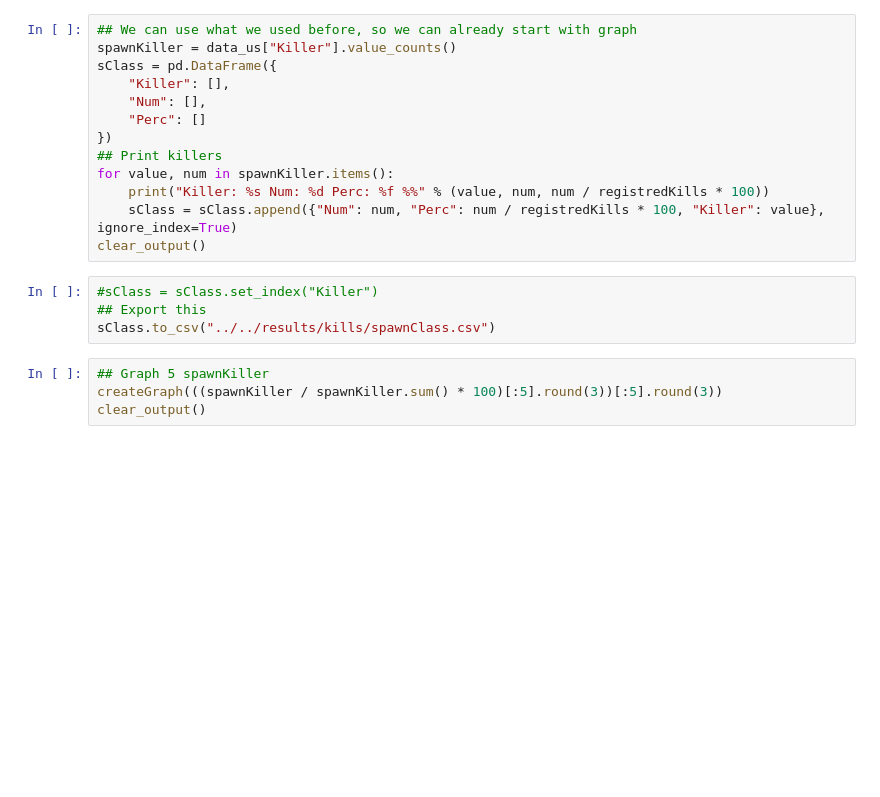
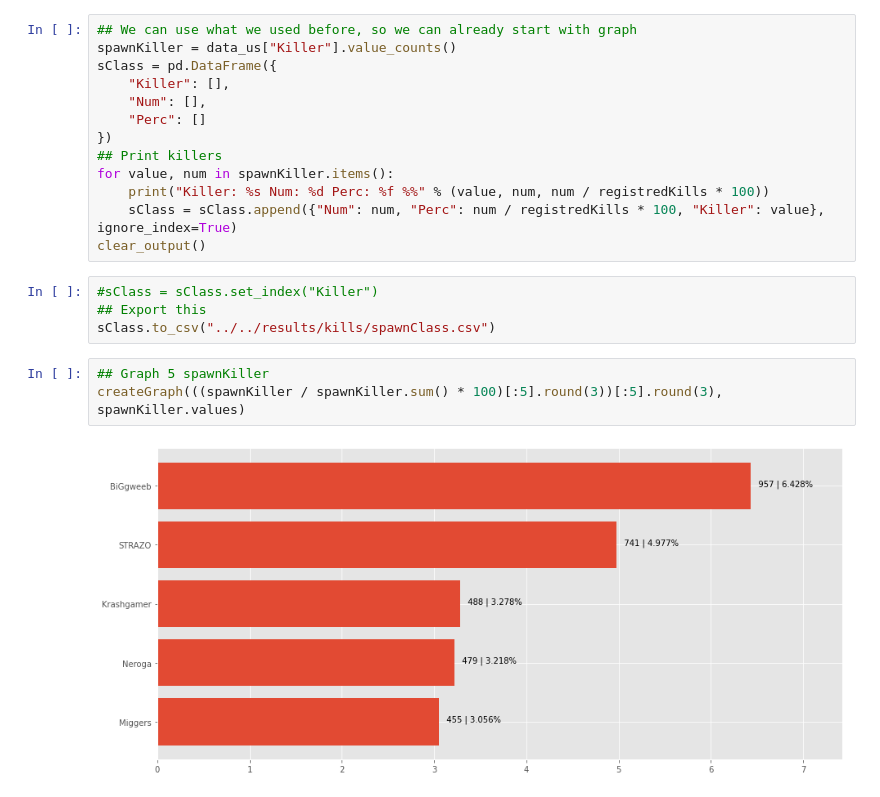
Before and after one commit to TechAle/salc1-data-mining, a Jupyter notebook: notebooks/kill_and_death/KillDeathResults.ipynb, the cells around one changed output. Saved outputs shown, nothing was run; the diff lists cells and outputs as text; blank space fills up the shorter version.

```diff
--- a/notebooks/kill_and_death/KillDeathResults.ipynb
+++ b/notebooks/kill_and_death/KillDeathResults.ipynb
@@ -169,5 +178,6 @@ clear_output()
 sClass.to_csv("../../results/kills/spawnClass.csv")
 # %%
 ## Graph 5 spawnKiller
-createGraph(((spawnKiller / spawnKiller.sum() * 100)[:5].round(3))[:5].round(3))
-clear_output()
+createGraph(((spawnKiller / spawnKiller.sum() * 100)[:5].round(3))[:5].round(3), spawnKiller.values)
+# %% [output]
+[figure, added]
```
Also changed, not shown: parts of 6 cells of this notebook, 3 other files.
